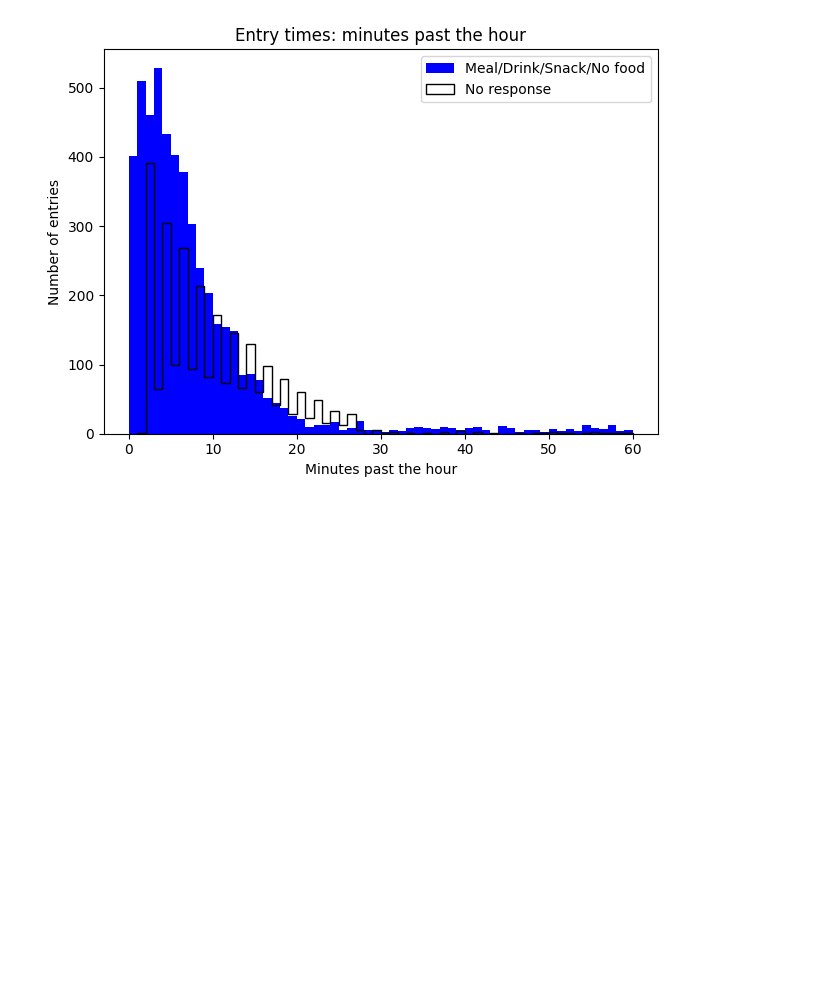
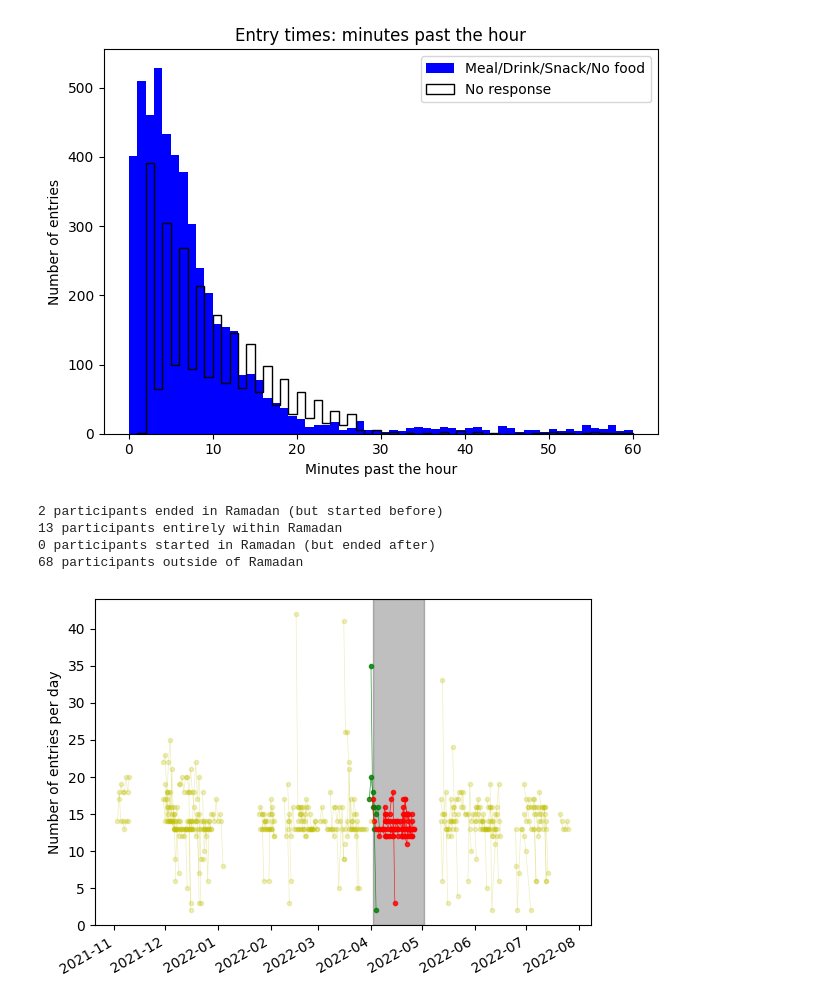
Before and after one commit to richard-lane/seaco_malaysia, a Jupyter notebook: other_stuff.ipynb, the cells around one changed output. Saved outputs shown, nothing was run; the diff lists cells and outputs as text; code cells hidden in the pictures; blank space fills up the shorter version.

Commit message:
move ramadan coloured plot to other_stuff

```diff
--- a/other_stuff.ipynb
+++ b/other_stuff.ipynb
@@ -92,3 +92,79 @@ plt.tight_layout()
 plt.savefig("img/minutes_hist.png")
 # %% [output]
 [figure]
+# %%
+"""
+Show when the entries were made, indicating Ramadan
+
+"""
+import matplotlib.pyplot as plt
+from ema import plotting, clean
+
+meal_df = clean.cleaned_smartwatch(remove_catchups=True)
+
+plot = plt.subplots()
+fig, axis = plot
+plot_kw = {"alpha": 0.8}
+
+# Slice the dataframe to only include and plot entries:
+# - participants who ended in Ramadan (but started before)
+green_mask = meal_df["last_in_ramadan"] & ~meal_df["all_in_ramadan"]
+print(
+    f"{len(meal_df[green_mask]['p_id'].unique())} participants ended in Ramadan (but started before)"
+)
+plotting.participant_entries_per_day(
+    meal_df[green_mask],
+    fig_ax=plot,
+    color="g",
+    **plot_kw,
+)
+
+# - participants entirely within Ramadan
+red_mask = meal_df["all_in_ramadan"]
+print(f"{len(meal_df[red_mask]['p_id'].unique())} participants entirely within Ramadan")
+plotting.participant_entries_per_day(
+    meal_df[red_mask],
+    fig_ax=plot,
+    color="r",
+    **plot_kw,
+)
+
+# - participants who started in Ramadan (but ended after)
+blue_mask = meal_df["first_in_ramadan"] & ~meal_df["all_in_ramadan"]
+print(
+    f"{len(meal_df[blue_mask]['p_id'].unique())} participants started in Ramadan (but ended after)"
+)
+plotting.participant_entries_per_day(
+    meal_df[blue_mask],
+    fig_ax=plot,
+    color="b",
+    **plot_kw,
+)
+
+# - participants outside of Ramadan
+yellow_mask = ~meal_df["any_in_ramadan"]
+print(f"{len(meal_df[yellow_mask]['p_id'].unique())} participants outside of Ramadan")
+plotting.participant_entries_per_day(
+    meal_df[yellow_mask],
+    fig_ax=plot,
+    color="y",
+)
+
+# Indicate ramadan on the plot
+plotting.shade_ramadan(axis)
+
+fig.autofmt_xdate()
+fig.savefig("img/ramadan_intersections.png")
+
+# Check there's no overlaps
+assert len(meal_df["p_id"].unique()) == len(meal_df[green_mask]["p_id"].unique()) + len(
+    meal_df[red_mask]["p_id"].unique()
+) + len(meal_df[blue_mask]["p_id"].unique()) + len(
+    meal_df[yellow_mask]["p_id"].unique()
+)
+# %% [output]
+2 participants ended in Ramadan (but started before)
+13 participants entirely within Ramadan
+0 participants started in Ramadan (but ended after)
+68 participants outside of Ramadan
+[figure, added]
```
Also changed, not shown: 1 other file.
